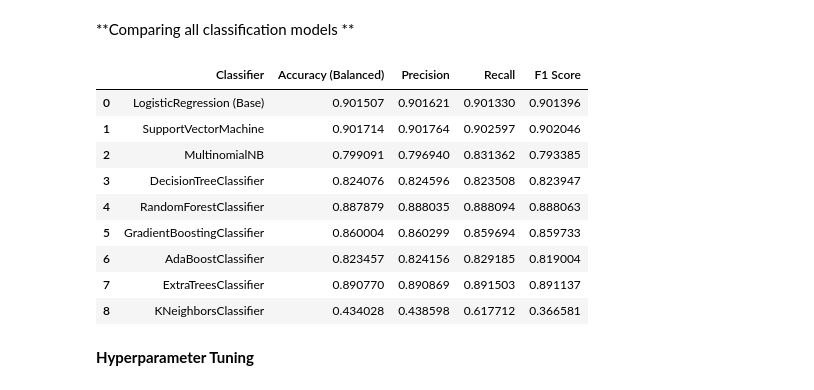
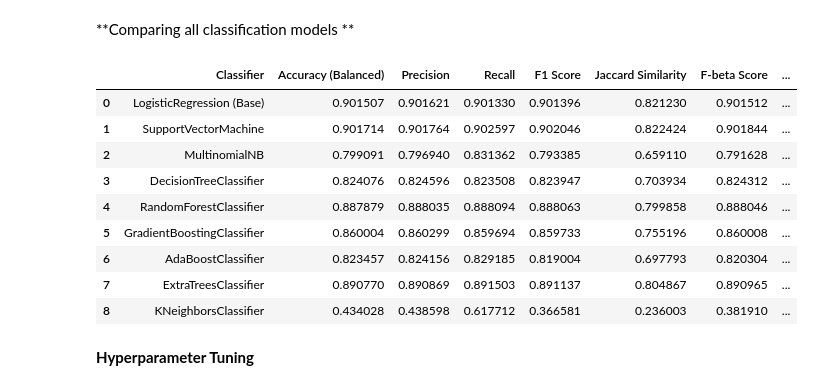
Before and after one commit to euisuck2/Unsupervised-Learning-1, a Jupyter notebook: Supervised_Learning.ipynb, the cells around one changed output. Saved outputs shown, nothing was run; the diff lists cells and outputs as text; code cells hidden in the pictures.

```diff
--- a/Supervised_Learning.ipynb
+++ b/Supervised_Learning.ipynb
@@ -162,7 +162,7 @@ F1 score for baseline regression: 0.9013962556143239
 # %% [markdown]
 **Comparing all classification models **
 # %%
-clf_svm = svm.SVC(decision_function_shape = 'ovr', random_state = RANDOM_SEED)
+clf_svm = svm.SVC(decision_function_shape = 'ovr', probability = True, random_state = RANDOM_SEED)
 clf_nb = MultinomialNB()
 clf_dt = tree.DecisionTreeClassifier(random_state = RANDOM_SEED)
 clf_rf = RandomForestClassifier(random_state = RANDOM_SEED)
@@ -180,6 +180,8 @@ accuracy = []
 precision = []
 recall = []
 f1score = []
+jaccard = []
+fbeta = []
 roc_auc = []
 
 for model in tqdm(model_list):
@@ -189,19 +191,22 @@ for model in tqdm(model_list):
   precision.append(precision_score(model_predict, y_val, average = 'macro'))
   recall.append(recall_score(model_predict, y_val, average = 'macro'))
   f1score.append(f1_score(model_predict, y_val, average = 'macro'))
+  jaccard.append(jaccard_score(model_predict, y_val, average = 'macro'))
+  fbeta.append(fbeta_score(model_predict, y_val, average = 'macro', beta = 0.5))
+  roc_auc.append(roc_auc_score(y_val, model.predict_proba(X_val), multi_class = 'ovr', average = 'macro'))
 # %%
-pd.DataFrame(list(zip(model_names, accuracy, precision, recall, f1score)),
-               columns =['Classifier', 'Accuracy (Balanced)', 'Precision', 'Recall', 'F1 Score'])
+pd.DataFrame(list(zip(model_names, accuracy, precision, recall, f1score, jaccard, fbeta, roc_auc)),
+               columns =['Classifier', 'Accuracy (Balanced)', 'Precision', 'Recall', 'F1 Score', 'Jaccard Similarity', 'F-beta Score', 'AUC ROC Score'])
 # %% [output]
-|  | Classifier | Accuracy (Balanced) | Precision | Recall | F1 Score |
-| 0 | LogisticRegression (Base) | 0.901507 | 0.901621 | 0.901330 | 0.901396 |
-| 1 | SupportVectorMachine | 0.901714 | 0.901764 | 0.902597 | 0.902046 |
-| 2 | MultinomialNB | 0.799091 | 0.796940 | 0.831362 | 0.793385 |
-| 3 | DecisionTreeClassifier | 0.824076 | 0.824596 | 0.823508 | 0.823947 |
-| 4 | RandomForestClassifier | 0.887879 | 0.888035 | 0.888094 | 0.888063 |
-| 5 | GradientBoostingClassifier | 0.860004 | 0.860299 | 0.859694 | 0.859733 |
-| 6 | AdaBoostClassifier | 0.823457 | 0.824156 | 0.829185 | 0.819004 |
-| 7 | ExtraTreesClassifier | 0.890770 | 0.890869 | 0.891503 | 0.891137 |
-| 8 | KNeighborsClassifier | 0.434028 | 0.438598 | 0.617712 | 0.366581 |
+|  | Classifier | Accuracy (Balanced) | Precision | Recall | F1 Score | Jaccard Similarity | F-beta Score | ... |
+| 0 | LogisticRegression (Base) | 0.901507 | 0.901621 | 0.901330 | 0.901396 | 0.821230 | 0.901512 | ... |
+| 1 | SupportVectorMachine | 0.901714 | 0.901764 | 0.902597 | 0.902046 | 0.822424 | 0.901844 | ... |
+| 2 | MultinomialNB | 0.799091 | 0.796940 | 0.831362 | 0.793385 | 0.659110 | 0.791628 | ... |
+| 3 | DecisionTreeClassifier | 0.824076 | 0.824596 | 0.823508 | 0.823947 | 0.703934 | 0.824312 | ... |
+| 4 | RandomForestClassifier | 0.887879 | 0.888035 | 0.888094 | 0.888063 | 0.799858 | 0.888046 | ... |
+| 5 | GradientBoostingClassifier | 0.860004 | 0.860299 | 0.859694 | 0.859733 | 0.755196 | 0.860008 | ... |
+| 6 | AdaBoostClassifier | 0.823457 | 0.824156 | 0.829185 | 0.819004 | 0.697793 | 0.820304 | ... |
+| 7 | ExtraTreesClassifier | 0.890770 | 0.890869 | 0.891503 | 0.891137 | 0.804867 | 0.890965 | ... |
+| 8 | KNeighborsClassifier | 0.434028 | 0.438598 | 0.617712 | 0.366581 | 0.236003 | 0.381910 | ... |
 # %% [markdown]
 **Hyperparameter Tuning**
```
Also changed, not shown: parts of 4 cells of this notebook.
